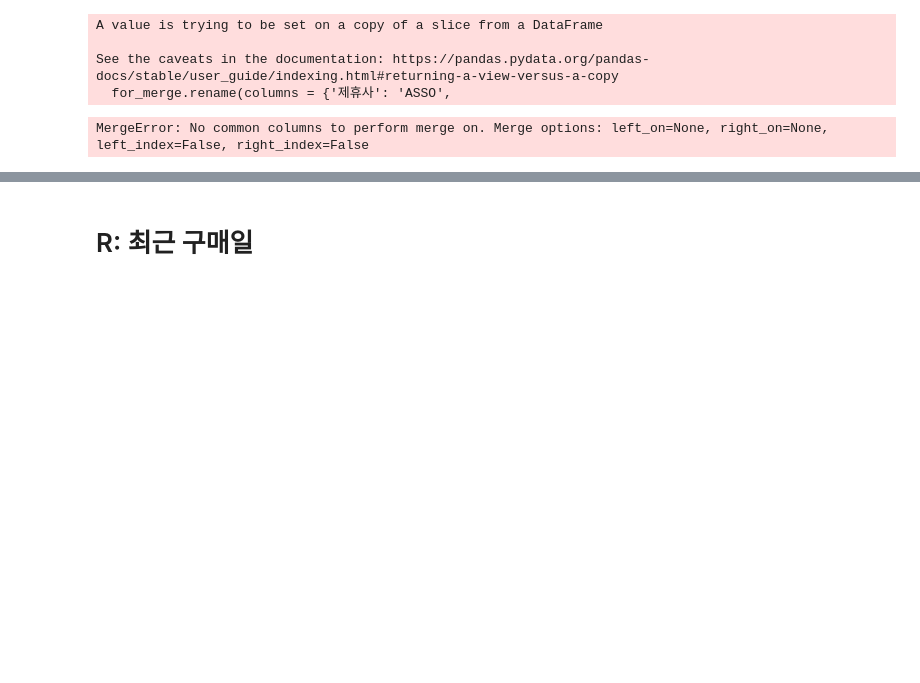
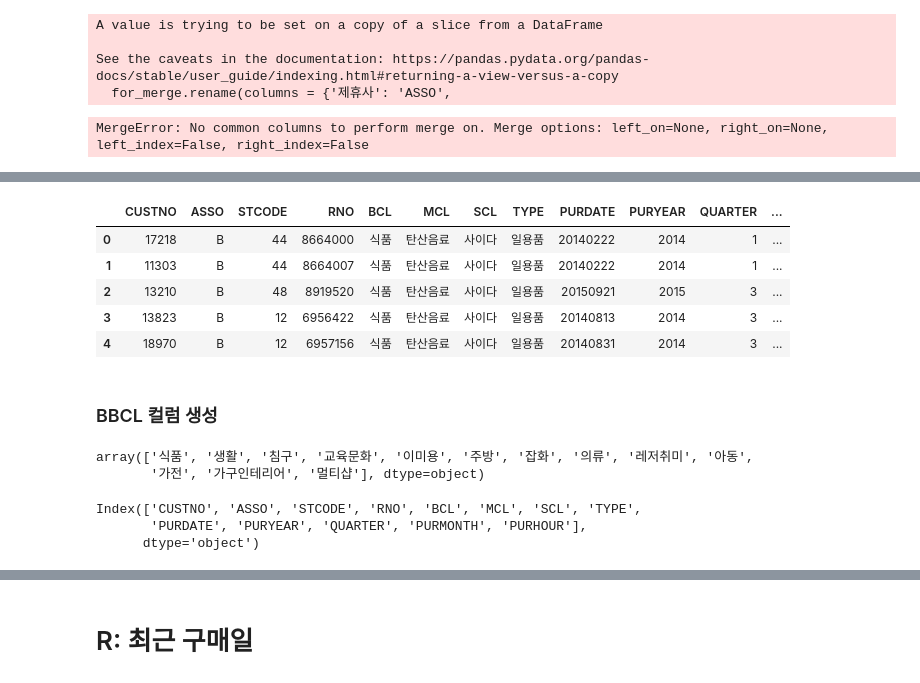
Before and after one commit to leejunghyunA/second_projects, a Jupyter notebook: RFM.ipynb, the cells around one changed output, grey strips where cells are left out. Saved outputs shown, nothing was run; the diff lists cells and outputs as text; code cells hidden in the pictures; blank space fills up the shorter version.

```diff
--- a/RFM.ipynb
+++ b/RFM.ipynb
@@ -88,0 +119,38 @@ MergeError: No common columns to perform merge on. Merge options: left_on=None,
+# %%
+pro_need = merge_pro[['고객번호','제휴사','점포코드','영수증번호','CATEGORY','중분류명','소분류명','TYPE','구매일자',
+                       '구매연도','구매 분기','구매월','구매시간','구매금액']]
+pro_need = pro_need.rename(columns = {'고객번호': 'CUSTNO',
+                                       '제휴사':'ASSO',
+                                       '점포코드':'STCODE',
+                                       '영수증번호':'RNO',
+                                       'CATEGORY':'BCL',
+                                       '중분류명':'MCL',
+                                       '소분류명':'SCL',
+                                       '구매일자':'PURDATE',
+                                       '구매연도':'PURYEAR',
+                                       '구매 분기':'QUARTER',
+                                       '구매월': 'PURMONTH',
+                                       '구매시간':'PURHOUR',
+                                       '구매금액': 'PURAMT'})
+
+pro_need.head()
+# %% [output]
+|  | CUSTNO | ASSO | STCODE | RNO | BCL | MCL | SCL | TYPE | PURDATE | PURYEAR | QUARTER | ... |
+| 0 | 17218 | B | 44 | 8664000 | 식품 | 탄산음료 | 사이다 | 일용품 | 20140222 | 2014 | 1 | ... |
+| 1 | 11303 | B | 44 | 8664007 | 식품 | 탄산음료 | 사이다 | 일용품 | 20140222 | 2014 | 1 | ... |
+| 2 | 13210 | B | 48 | 8919520 | 식품 | 탄산음료 | 사이다 | 일용품 | 20150921 | 2015 | 3 | ... |
+| 3 | 13823 | B | 12 | 6956422 | 식품 | 탄산음료 | 사이다 | 일용품 | 20140813 | 2014 | 3 | ... |
+| 4 | 18970 | B | 12 | 6957156 | 식품 | 탄산음료 | 사이다 | 일용품 | 20140831 | 2014 | 3 | ... |
+# %% [markdown]
+### BBCL 컬럼 생성
+# %%
+pro_need['BCL'].unique()
+# %% [output]
+array(['식품', '생활', '침구', '교육문화', '이미용', '주방', '잡화', '의류', '레저취미', '아동',
+       '가전', '가구인테리어', '멀티샵'], dtype=object)
+# %%
+pro_need.columns
+# %% [output]
+Index(['CUSTNO', 'ASSO', 'STCODE', 'RNO', 'BCL', 'MCL', 'SCL', 'TYPE',
+       'PURDATE', 'PURYEAR', 'QUARTER', 'PURMONTH', 'PURHOUR'],
+      dtype='object')
```
Also changed, not shown: parts of 10 cells of this notebook.
